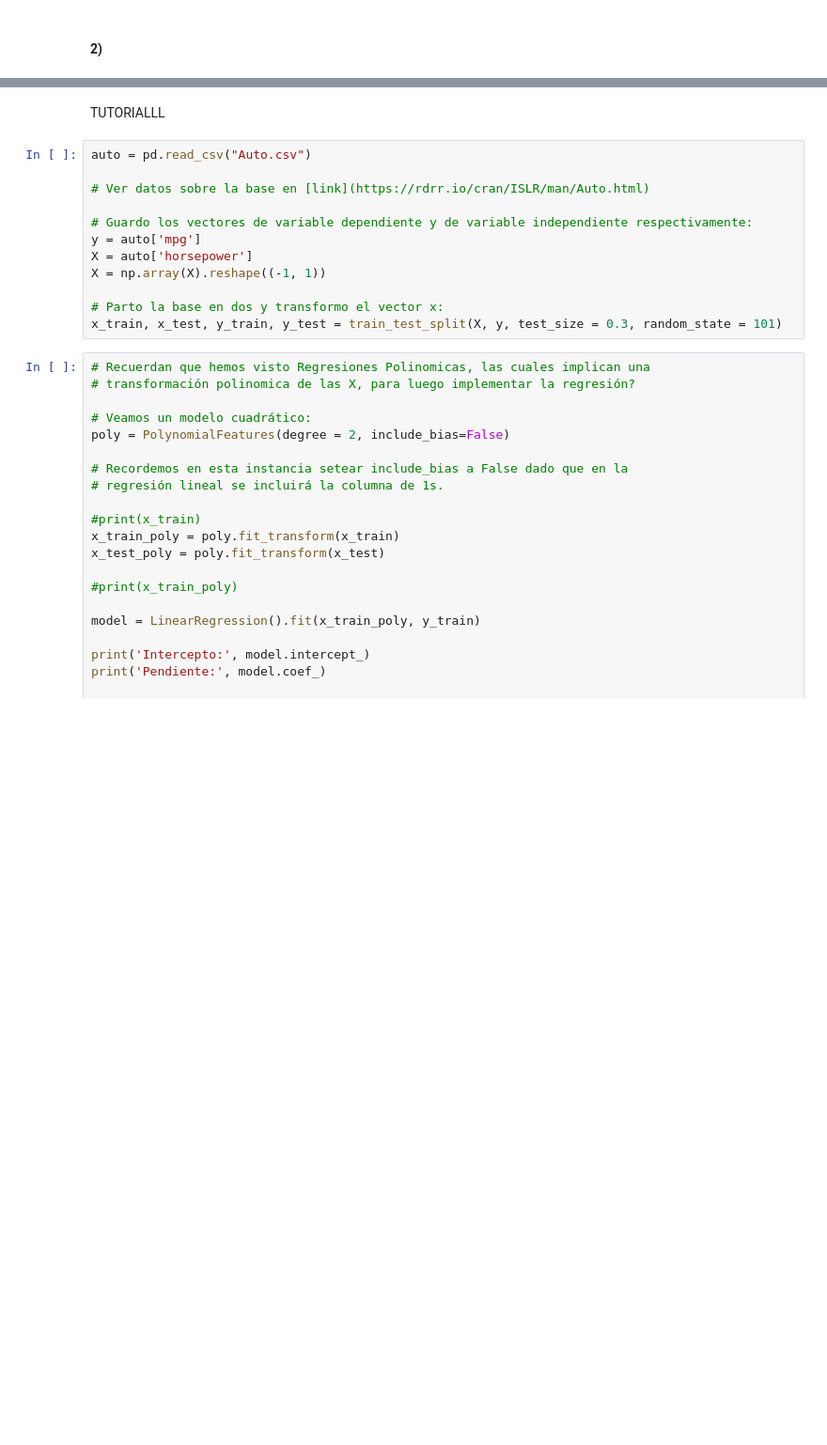
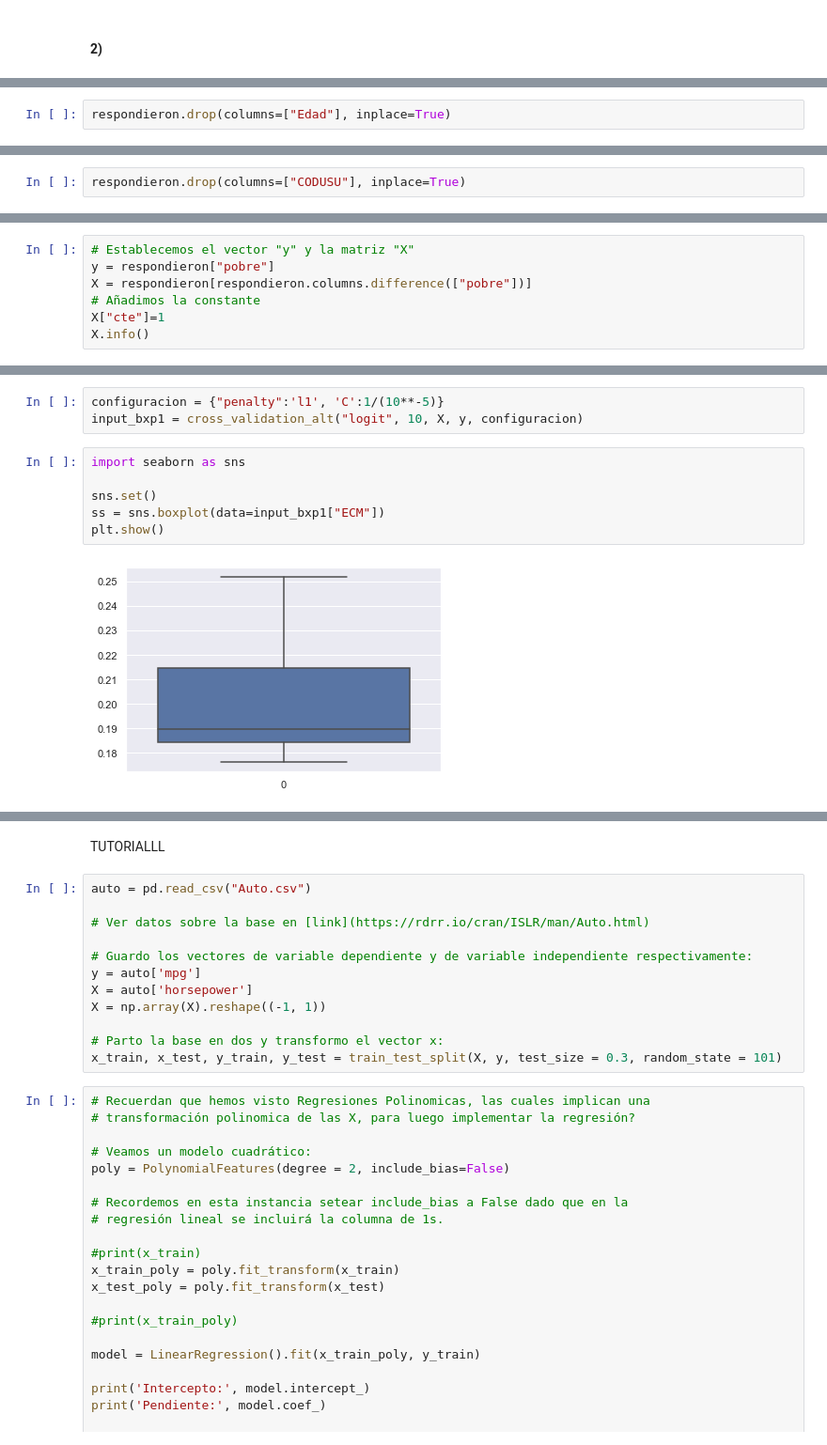
Before and after one commit to hpilar/TrabajosPracticos-Grupo4, a Jupyter notebook: TP3/TP3.ipynb, the cells around one changed output, grey strips where cells are left out. Shown at 94% size. Saved outputs shown, nothing was run; the diff lists cells and outputs as text; blank space fills up the shorter version.

```diff
--- a/TP3/TP3.ipynb
+++ b/TP3/TP3.ipynb
@@ -939,0 +1094,2 @@ def cross_validation(modelo, k_particiones, X, y) :
+# %%
+respondieron.drop(columns=["Edad"], inplace=True)
@@ -939,0 +1101,2 @@ def cross_validation(modelo, k_particiones, X, y) :
+# %%
+respondieron.drop(columns=["CODUSU"], inplace=True)
@@ -939,0 +1108,7 @@ def cross_validation(modelo, k_particiones, X, y) :
+# %%
+# Establecemos el vector "y" y la matriz "X"
+y = respondieron["pobre"]
+X = respondieron[respondieron.columns.difference(["pobre"])]
+# Añadimos la constante
+X["cte"]=1
+X.info()
@@ -939,0 +1235,11 @@ def cross_validation(modelo, k_particiones, X, y) :
+# %%
+configuracion = {"penalty":'l1', 'C':1/(10**-5)}
+input_bxp1 = cross_validation_alt("logit", 10, X, y, configuracion)
+# %%
+import seaborn as sns
+
+sns.set()
+ss = sns.boxplot(data=input_bxp1["ECM"])
+plt.show()
+# %% [output]
+[figure, added]
```
Also changed, not shown: parts of 33 cells of this notebook.
